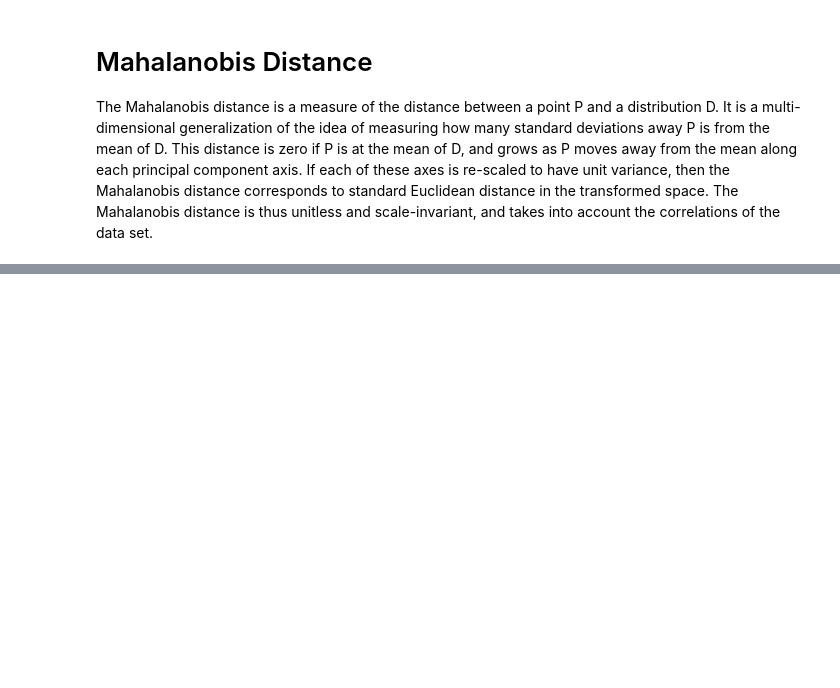
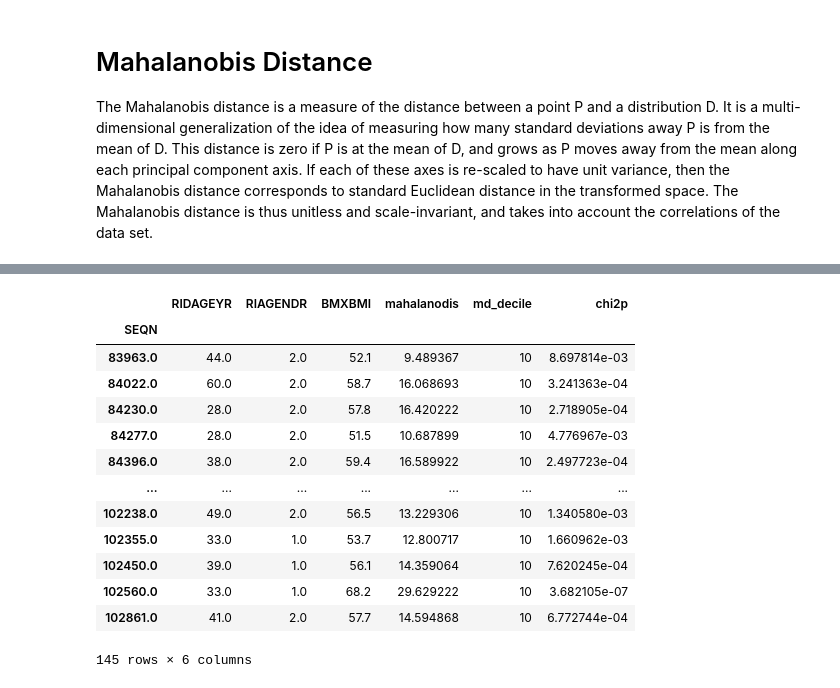
Before and after one commit to liquidcarbon/nhanes, a Jupyter notebook: Mahalanobis Distance (WIP).ipynb, the cells around one changed output, grey strips where cells are left out. Drawn from its saved outputs; the diff is of its cells as text; code cells hidden in the pictures; blank space fills up the shorter version.

Commit message:
mahala

```diff
--- a/Mahalanobis Distance (WIP).ipynb
+++ b/Mahalanobis Distance (WIP).ipynb
@@ -37,3 +37,3 @@ import pynhanes
 # %%
-dfs = pynhanes.data.load(datasets=['DEMO','ALQ'], years=(2015, 2018))
+dfs = pynhanes.data.load(datasets=['DEMO','BMX'], years=(2015, 2018))
 # %% [output]
@@ -55,0 +46,7 @@ df.shape
+# %%
+cols = ['RIDAGEYR','RIAGENDR','BMXBMI']
+df = pd.concat([d.set_index('SEQN') for d in dfs.values()], axis=1, join='outer')
+
+# gab: gender, age, bmi
+gab = df.loc[df.RIDAGEYR.between(18,65), cols].dropna()
+gab.shape
@@ -55,0 +65,19 @@ df.shape
+# %%
+def mahalanobis(x=None, data=None, cov=None):
+    """Compute the Mahalanobis Distance between each row of x and the data
+    x    : vector or matrix of data with, say, p columns.
+    data : ndarray of the distribution from which Mahalanobis distance of each observation of x is to be computed.
+    cov  : covariance matrix (p x p) of the distribution. If None, will be computed from data.
+    """
+    x_minus_mu = x - np.mean(data)
+    if not cov:
+        cov = np.cov(data.values.T)
+    inv_covmat = linalg.inv(cov)
+    left_term = np.dot(x_minus_mu, inv_covmat)
+    mahal = np.dot(left_term, x_minus_mu.T)
+    return mahal.diagonal()
+
+gab['mahalanodis'] = mahalanobis(x=gab, data=gab)
+# %%
+gab['md_decile'] = pd.qcut(gab.mahalanodis, q=[x/10 for x in range(0, 11)], labels=range(1, 11))
+gab.groupby(['md_decile']).mean()
@@ -56,3 +100,21 @@ df.shape
+# %%
+gab['chi2p'] = 1 - stats.chi2.cdf(gab['mahalanodis'], 2)
+gab[gab.chi2p < .01]
+# %% [output]
+|  | RIDAGEYR | RIAGENDR | BMXBMI | mahalanodis | md_decile | chi2p |
+| SEQN |  |  |  |  |  |  |
+| 83963.0 | 44.0 | 2.0 | 52.1 | 9.489367 | 10 | 8.697814e-03 |
+| 84022.0 | 60.0 | 2.0 | 58.7 | 16.068693 | 10 | 3.241363e-04 |
+| 84230.0 | 28.0 | 2.0 | 57.8 | 16.420222 | 10 | 2.718905e-04 |
+| 84277.0 | 28.0 | 2.0 | 51.5 | 10.687899 | 10 | 4.776967e-03 |
+| 84396.0 | 38.0 | 2.0 | 59.4 | 16.589922 | 10 | 2.497723e-04 |
+| ... | ... | ... | ... | ... | ... | ... |
+| 102238.0 | 49.0 | 2.0 | 56.5 | 13.229306 | 10 | 1.340580e-03 |
+| 102355.0 | 33.0 | 1.0 | 53.7 | 12.800717 | 10 | 1.660962e-03 |
+| 102450.0 | 39.0 | 1.0 | 56.1 | 14.359064 | 10 | 7.620245e-04 |
+| 102560.0 | 33.0 | 1.0 | 68.2 | 29.629222 | 10 | 3.682105e-07 |
+| 102861.0 | 41.0 | 2.0 | 57.7 | 14.594868 | 10 | 6.772744e-04 |
+145 rows × 6 columns
 # %% [markdown]
 <a style='text-decoration:none;line-height:16px;display:flex;color:#5B5B62;padding:10px;justify-content:end;' href='https://deepnote.com?utm_source=created-in-deepnote-cell&projectId=98f37550-cbaa-491c-a3ea-f393696dc041' target="_blank">
 <img style='display:inline;max-height:16px;margin:0px;margin-right:7.5px;' src='embedded-picture-1' > </img>
```
Also changed, not shown: parts of 7 cells of this notebook.
